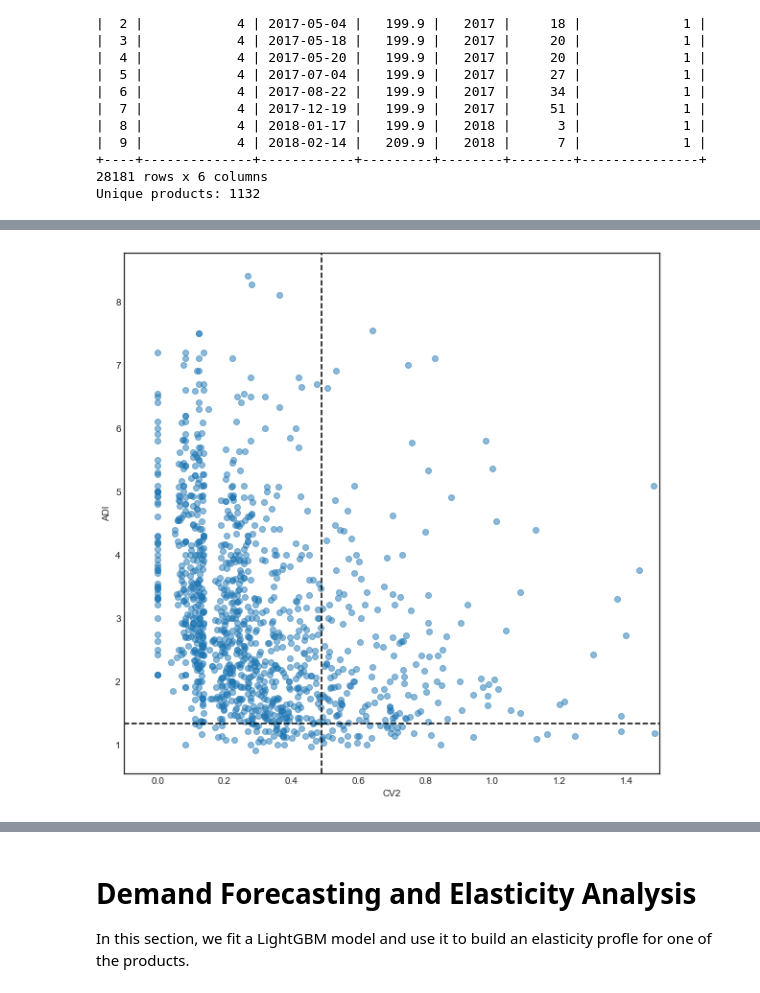
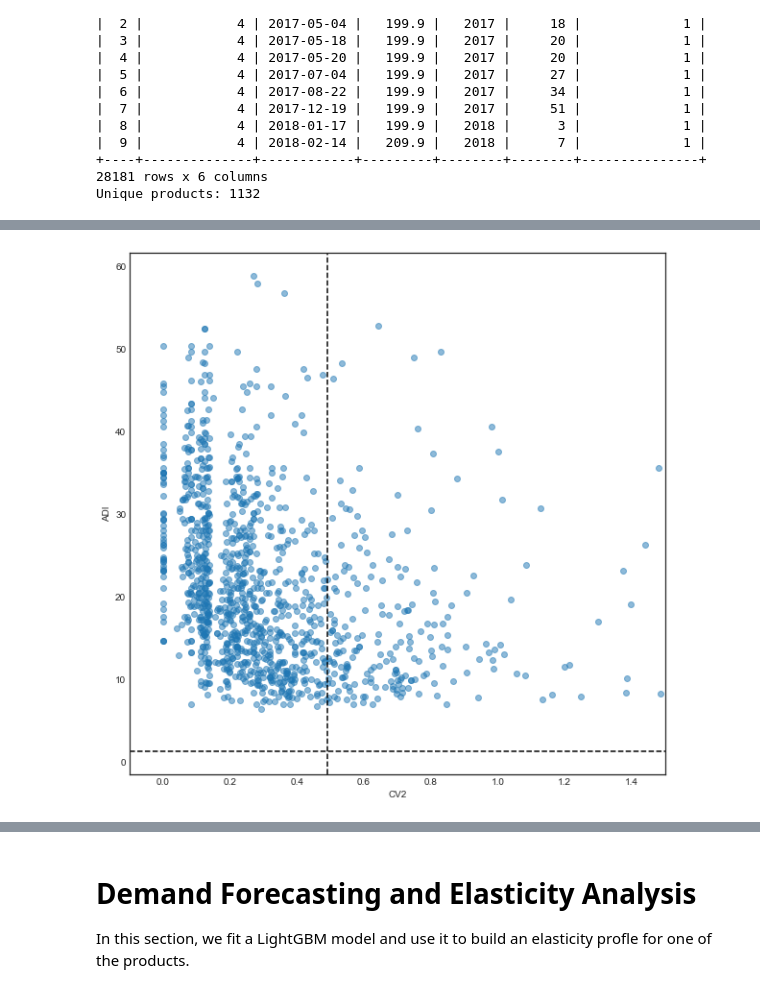
Before and after one commit to ikatsov/tensor-house, a Jupyter notebook: demand-forecasting/demand-regression-elasticity.ipynb, the cells around one changed output, grey strips where cells are left out. Saved outputs shown, nothing was run; the diff lists cells and outputs as text; code cells hidden in the pictures.

```diff
--- a/demand-forecasting/demand-regression-elasticity.ipynb
+++ b/demand-forecasting/demand-regression-elasticity.ipynb
@@ -226,16 +226,18 @@ Unique products: 1132
 # are distributed for weekly aggregates
 #
 df_weekly = df_active.copy()
-df_weekly['yweek'] = df_weekly['year']*52 + df_weekly['week']
-df_weekly = df_weekly.groupby(['product_id', 'yweek']).agg({'sales_units': 'sum', 'date': 'min', 'price': 'mean'}).reset_index()
+
+# Date is the week start date
+df_weekly['date'] = pd.to_datetime(df_weekly['date']).dt.to_period('W').dt.start_time
+df_weekly = df_weekly.groupby(['product_id', 'date']).agg({'sales_units': 'sum', 'price': 'mean'}).reset_index()
 
 print_df(df_weekly)
 
-df_dmetrics = get_demand_metrics(df_weekly, 'yweek')
+df_dmetrics = get_demand_metrics(df_weekly, 'date')
 plot_demand_type(df_dmetrics)
 
 non_lumpy_products_weekly = df_dmetrics.query('adi < 1.39 or cv2 < 0.49').index
-df_active_nonlumpy_weekly = df_weekly[df_weekly['product_id'].isin(non_lumpy_products_weekly)].drop(columns=['yweek'])
+df_active_nonlumpy_weekly = df_weekly[df_weekly['product_id'].isin(non_lumpy_products_weekly)]
 print_df(df_active_nonlumpy_weekly)
 print('Unique products:', len(df_active_nonlumpy_weekly['product_id'].unique()))
 # %% [output]
@@ -257 +259 @@ print('Unique products:', len(df_active_nonlumpy_weekly['product_id'].unique()))
-[figure, old version]
+[figure, new version]
```
Also changed, not shown: parts of 6 cells of this notebook.
